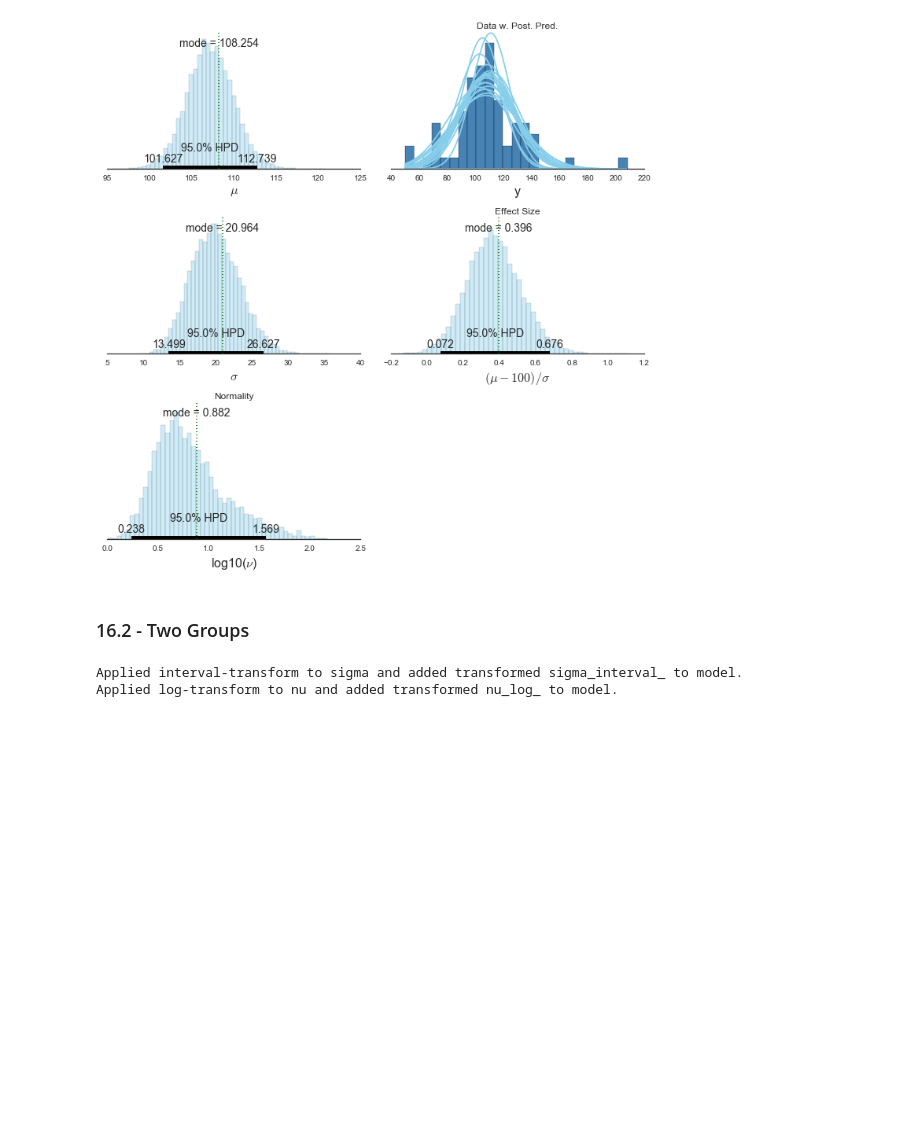
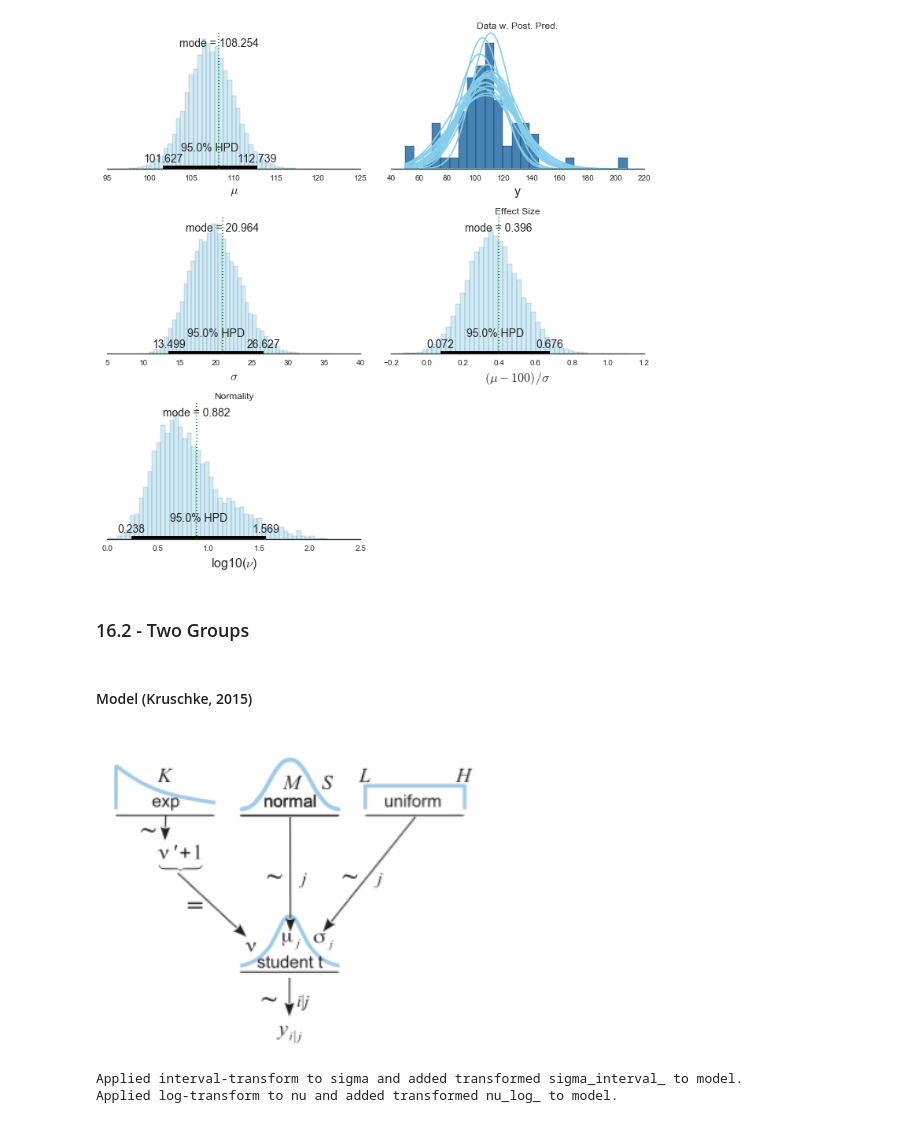
Before and after one commit to JWarmenhoven/DBDA-python, a Jupyter notebook: Notebooks/Chapter 16.ipynb, the cells around one changed output. Cells and saved outputs as stored; diff of their text form; code cells hidden in the pictures; blank space fills up the shorter version.

```diff
--- a/Notebooks/Chapter 16.ipynb
+++ b/Notebooks/Chapter 16.ipynb
@@ -230,6 +234,12 @@ ax6.set_visible(False)
 [figure]
 # %% [markdown]
 ### 16.2 - Two Groups
+# %% [markdown]
+#### Model (Kruschke, 2015)
+# %%
+Image('images/fig16_11.png', width=400)
+# %% [output]
+[figure, added]
 # %%
 le = preprocessing.LabelEncoder()
 
```
Also changed, not shown: parts of 6 cells of this notebook, 2 other files.
